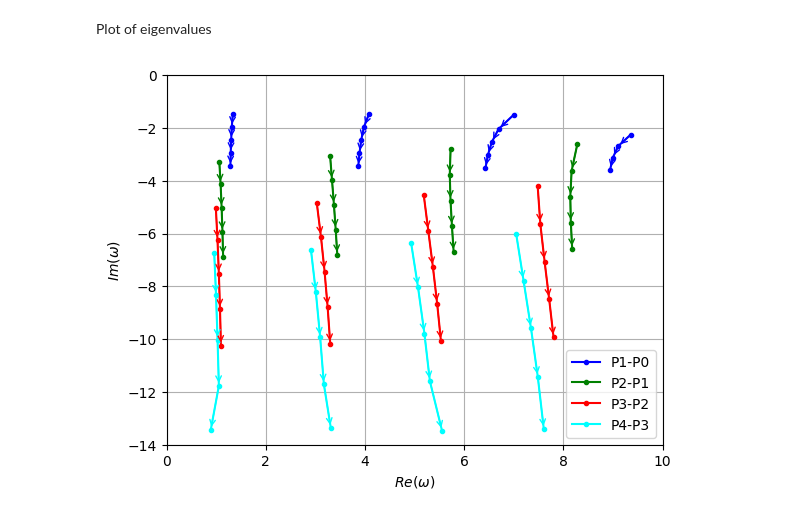
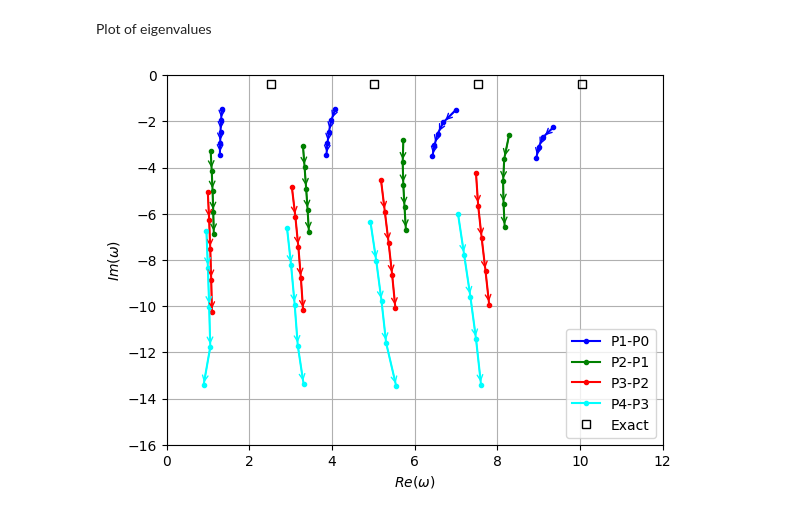
Before and after one commit to sararecondo/HPR-1D, a Jupyter notebook: 1D-Figure-04.ipynb, the cells around one changed output. Drawn from its saved outputs; the diff is of its cells as text; code cells hidden in the pictures.

```diff
--- a/1D-Figure-04.ipynb
+++ b/1D-Figure-04.ipynb
@@ -55,8 +52,8 @@ pml_thickness = Lx/4
 sigma_0 = vel_media_1  #100/Lx
 
 # Solver configuration
-tolerance=1e-7
-max_it=100
+tolerance=1e-16
+max_it=1000
 shift=-5.j
 target_imaginary=9
 requested_eigenvalues_number = 50 # Number of eigenvalues to compute
@@ -240,6 +237,13 @@ groups_P1_P0 = group_by_real_part(approx_singular_P1_P0)
 groups_P2_P1 = group_by_real_part(approx_singular_P2_P1)
 groups_P3_P2 = group_by_real_part(approx_singular_P3_P2)
 groups_P4_P3 = group_by_real_part(approx_singular_P4_P3)
+# %%
+sigma_absorption=pml_thickness*2#((Lx+pml_thickness)**3/3-Lx*(Lx+pml_thickness)**2+Lx**2*(Lx+pml_thickness)-1/3)*sigma_0
+get_exact_pml_eigenvalue=lambda n: ((n+1) * np.pi * vel_media_1 - 1j *sigma_absorption) / (Lx + pml_thickness)
+
+exact = [None] * 4
+for j in np.arange(0, 4,1):
+    exact[j] = get_exact_pml_eigenvalue(j)
 # %% [markdown]
 Plot of eigenvalues
 # %%
@@ -317,33 +321,38 @@ add_arrows(x, y, colors_list[2])
 x = np.real(groups_P3_P2[3])
 y = np.imag(groups_P3_P2[3])
 plt.plot(x, y, "x-", color=colors_list[2], marker='.')
 add_arrows(x, y, colors_list[2])
 
 # P4-P3
 x = np.real(groups_P4_P3[0])
 y = np.imag(groups_P4_P3[0])
 plt.plot(x, y, "x-", color=colors_list[3], label="P4-P3", marker='.')
 add_arrows(x, y, colors_list[3])
 
 x = np.real(groups_P4_P3[1])
 y = np.imag(groups_P4_P3[1])
 plt.plot(x, y, "x-", color=colors_list[3], marker='.')
 add_arrows(x, y, colors_list[3])
 
 x = np.real(groups_P4_P3[2])
 y = np.imag(groups_P4_P3[2])
 plt.plot(x, y, "x-", color=colors_list[3], marker='.')
 add_arrows(x, y, colors_list[3])
 
 x = np.real(groups_P4_P3[3])
 y = np.imag(groups_P4_P3[3])
 plt.plot(x, y, "x-", color=colors_list[3], marker='.')
 add_arrows(x, y, colors_list[3])
 
+# Graficar los autovalores exactos como cuadrados sin relleno
+x_exact = [eig.real for eig in exact]
+y_exact = [eig.imag for eig in exact]
+plt.plot(x_exact, y_exact, 's', markerfacecolor='none', markeredgecolor='k', markersize=6, label='Exact')
+
 plt.legend(loc='lower right')
-plt.ylim([-14,0.])
-plt.xlim([0,10])
+plt.ylim([-16,0])
+plt.xlim([0,12])
 _ = ax.set_ylabel(r"$Im(\omega)$")
 _ = ax.set_xlabel(r"$Re(\omega)$")
 # %% [output]
-[figure, old version]
+[figure, new version]
```
Also changed, not shown: parts of 3 cells of this notebook, 4 other files.
